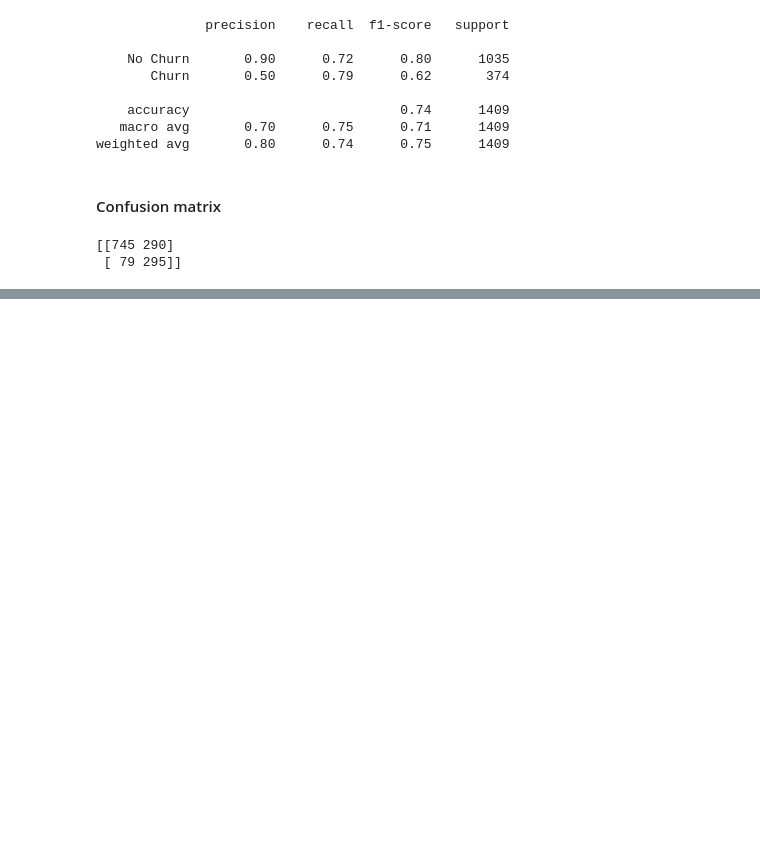
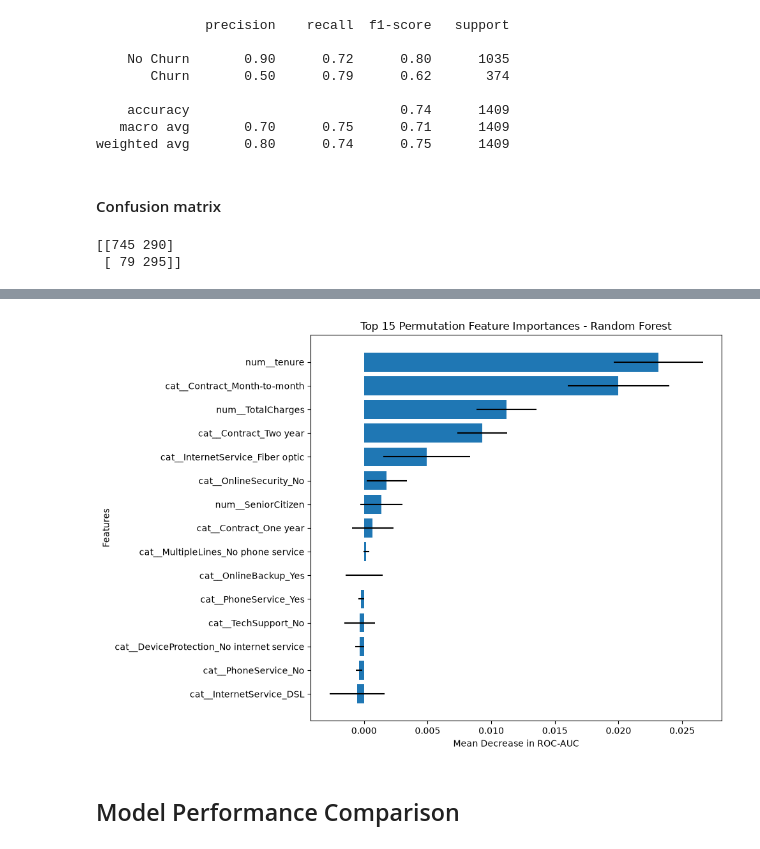
Before and after one commit to MalmEEE/customer-churn-prediction, a Jupyter notebook: notebooks/02_model_training.ipynb, the cells around one changed output, grey strips where cells are left out. Cells and saved outputs as stored; diff of their text form; code cells hidden in the pictures; blank space fills up the shorter version.

```diff
--- a/notebooks/02_model_training.ipynb
+++ b/notebooks/02_model_training.ipynb
@@ -314,0 +684,24 @@ print(cm)
+# %%
+plt.figure(figsize=(10, 7))
+
+top_features = permutation_df.head(15).sort_values(
+    by='Importance Mean',
+    ascending=True
+)
+
+plt.barh(
+    top_features['Feature'],
+    top_features['Importance Mean'],
+    xerr=top_features['Importance Std']
+)
+
+plt.title('Top 15 Permutation Feature Importances - Random Forest')
+plt.xlabel('Mean Decrease in ROC-AUC')
+plt.ylabel('Features')
+
+plt.tight_layout()
+plt.show()
+# %% [output]
+[figure, added]
+# %% [markdown]
+## Model Performance Comparison
```
Also changed, not shown: parts of 84 cells of this notebook, 2 other files.
